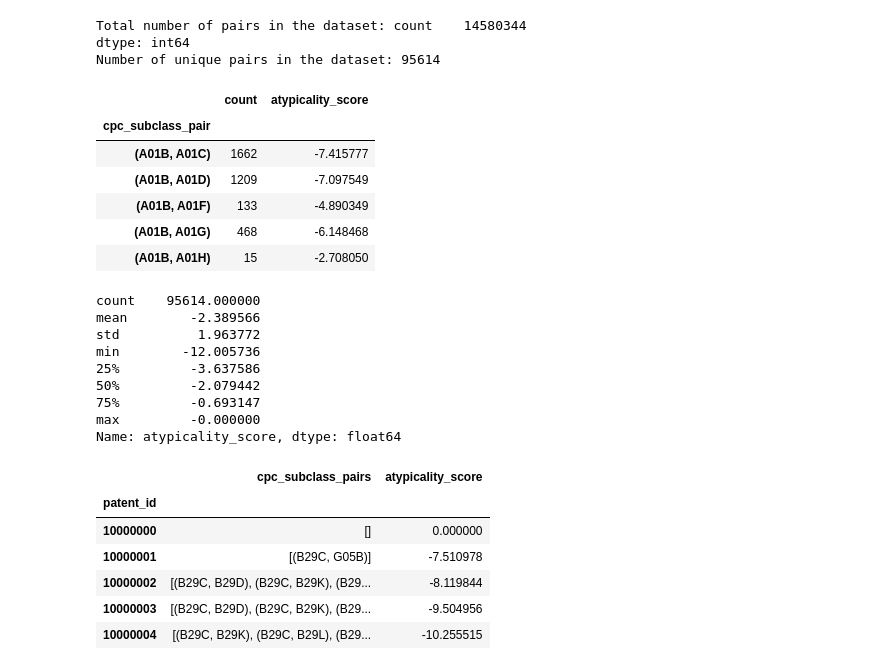
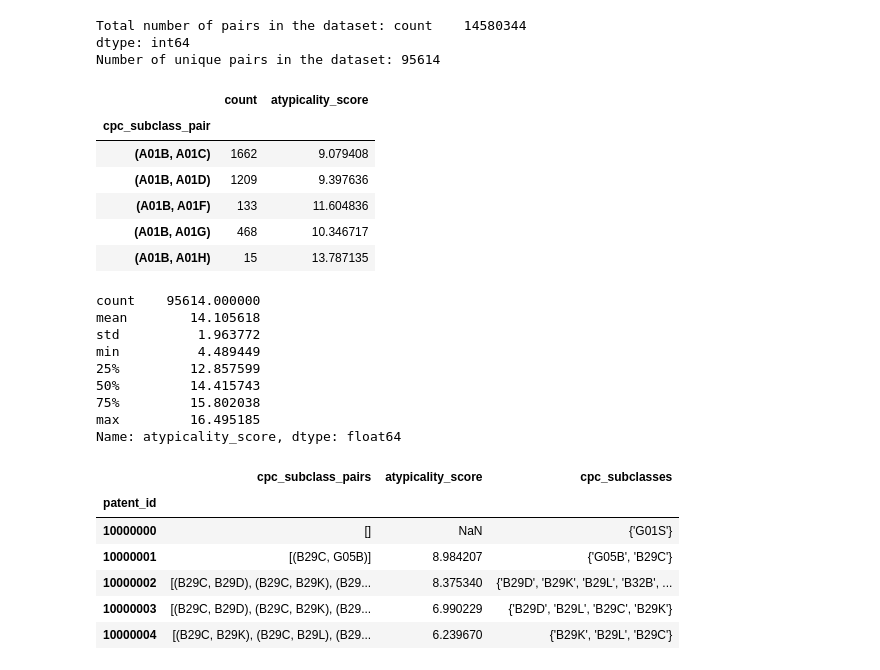
Before and after one commit to koacow/glob-s-RA, a Jupyter notebook: patents/calculate_measures.ipynb, the cells around one changed output. Saved outputs shown, nothing was run; the diff lists cells and outputs as text; code cells hidden in the pictures.

```diff
--- a/patents/calculate_measures.ipynb
+++ b/patents/calculate_measures.ipynb
@@ -53,7 +53,7 @@ citations.head()
 | 4 | 10000001 | 2 | 9090016 | 2015-07-01 | Takeuchi | B2 | ... |
 # %%
 fwd_citations = fwd_citations[["patent_id", "forward_citations"]]
-cpc = cpc[["patent_id", "cpc_sequence", "cpc_subclass"]]
+cpc = cpc[["patent_id", "cpc_sequence", "cpc_subclass", "cpc_group"]]
 citations = citations[["patent_id", "citation_sequence", "citation_patent_id"]]
 # %%
 num_patents = fwd_citations["patent_id"].nunique()
@@ -102,8 +94,8 @@ Name: cpc_subclass, dtype: object
 # %%
 import ast
-# Step 2: Generate all unique pairs of cpc_subclasses for each patent
+# 2. Generate all unique pairs of cpc_subclasses for each patent
 def generate_pairs(cpc_subclass: set) -> list:
-    if isinstance(cpc_subclass, float):
+    if np.isnan(cpc_subclass):
         return []
     if not isinstance(cpc_subclass, set):
         cpc_subclass = set(cpc_subclass)
@@ -117,8 +109,9 @@ if not os.path.exists("./data/cpc_subclass_pairs.csv"):
     patent_cpc_subclass_pairs = patent_cpc_subclass_pairs.rename("cpc_subclass_pairs")
     patent_cpc_subclass_pairs.to_csv("./data/cpc_subclass_pairs.csv")
 else:
-    patent_cpc_subclass_pairs = pd.read_csv("./data/cpc_subclass_pairs.csv", index_col=0)
-    patent_cpc_subclass_pairs["cpc_subclass_pairs"] = patent_cpc_subclass_pairs["cpc_subclass_pairs"].apply(ast.literal_eval, meta=('cpc_subclass_pairs', 'object'))
+    patent_cpc_subclass_pairs = pd.read_csv("./data/cpc_subclass_pairs.csv", index_col=0, dtype={"patent_id": "string"})
+    patent_cpc_subclass_pairs["cpc_subclass_pairs"] = patent_cpc_subclass_pairs["cpc_subclass_pairs"].apply(ast.literal_eval)
+    patent_cpc_subclass_pairs = patent_cpc_subclass_pairs["cpc_subclass_pairs"]
 patent_cpc_subclass_pairs.head()
 # %% [output]
 patent_id
@@ -142,13 +136,15 @@ patent_cpc_subclass_pairs_long.head()
 | 3 | 10000002 | (B29C, B29K) |
 | 4 | 10000002 | (B29C, B29L) |
 # %%
-# Step 4: Count occurrences of each unique pair
+# 4. Count occurrences of each unique pair
 if not os.path.exists("./data/cpc_subclass_pair_counts.csv"):
     pair_counts = patent_cpc_subclass_pairs_long.groupby("cpc_subclass_pair").size()
     pair_counts = pair_counts.to_frame(name="count")
     pair_counts.to_csv("./data/cpc_subclass_pair_counts.csv")
 else:
-    pair_counts = pd.read_csv("./data/cpc_subclass_pair_counts.csv", index_col=0)
+    pair_counts = pd.read_csv("./data/cpc_subclass_pair_counts.csv")
+    pair_counts["cpc_subclass_pair"] = pair_counts["cpc_subclass_pair"].apply(ast.literal_eval)
+    pair_counts = pair_counts.set_index("cpc_subclass_pair")
 
 pair_counts.head()
 # %% [output]
@@ -171,10 +167,10 @@ dtype: int64
 Number of unique pairs in the dataset: 95614
 # %%
 import numpy as np
-# Step 5: Assign each pair an atypicality score
+# 5. Assign each cpc subclass pair an atypicality score
 def atypicality_score(n):
     if n > 0:
-        return -np.log(n)
+        return -np.log(n/total_pairs)
     else:
         # This should not happen since the pairs are generated from existing data. If it does, raise an error.
         raise ValueError("Count must be greater than 0")
@@ -184,64 +180,64 @@ if not os.path.exists("./data/cpc_subclass_pair_counts_with_atypicality.csv"):
     pair_counts.to_csv("./data/cpc_subclass_pair_counts_with_atypicality.csv")
 else:
     pair_counts = pd.read_csv("./data/cpc_subclass_pair_counts_with_atypicality.csv")
+    pair_counts["cpc_subclass_pair"] = pair_counts["cpc_subclass_pair"].apply(ast.literal_eval)
+    pair_counts = pair_counts.set_index("cpc_subclass_pair")
 pair_counts.head()
 # %% [output]
 |  | count | atypicality_score |
 | cpc_subclass_pair |  |  |
-| (A01B, A01C) | 1662 | -7.415777 |
-| (A01B, A01D) | 1209 | -7.097549 |
-| (A01B, A01F) | 133 | -4.890349 |
-| (A01B, A01G) | 468 | -6.148468 |
-| (A01B, A01H) | 15 | -2.708050 |
+| (A01B, A01C) | 1662 | 9.079408 |
+| (A01B, A01D) | 1209 | 9.397636 |
+| (A01B, A01F) | 133 | 11.604836 |
+| (A01B, A01G) | 468 | 10.346717 |
+| (A01B, A01H) | 15 | 13.787135 |
 # %%
+# Atypicality score per cpc subclass pair summary statistics
 pair_counts["atypicality_score"].describe()
 # %% [output]
 count    95614.000000
-mean        -2.389566
+mean        14.105618
 std          1.963772
-min        -12.005736
-25%         -3.637586
-50%         -2.079442
-75%         -0.693147
-max         -0.000000
+min          4.489449
+25%         12.857599
+50%         14.415743
+75%         15.802038
+max         16.495185
 Name: atypicality_score, dtype: float64
 # %%
 pair_counts_dict = pair_counts.to_dict(orient="index")
 # %%
 # Step 6: Calculate the atypicality score for each patent
-def calculate_atypicality_score(cpc_group_pairs):
-    if isinstance(cpc_group_pairs, str):
-        cpc_group_pairs = ast.literal_eval(cpc_group_pairs)
-
-    if len(cpc_group_pairs) == 0:
-        return 0.0
-    # Get the counts for each pair
+def calculate_atypicality_score(cpc_subclass_pairs):
+    if len(cpc_subclass_pairs) == 0:
+        return np.nan
+    # Get the atypicality score for each cpc_subclass pair
     scores = [pair_counts_dict.get(tuple(pair), {}).get("atypicality_score", 0) for pair in cpc_group_pairs]
     if len(scores) == 0:
         raise RuntimeError("No matching pairs found for the given cpc_group_pairs.")
 
-    # Calculate the atypicality score for each pair
+    # Calculate the atypicality score for each patent = average atypicality score for all cpc subclass pairs it cites
     atypicality_score = np.mean(scores)
 
     return atypicality_score
 
-if not os.path.exists("./data/patent_with_atypicality.csv"):
+if not os.path.exists("./data/patents_with_atypicality.csv"):
     if not isinstance(patent_cpc_subclass_pairs, pd.DataFrame):
         patent_cpc_subclass_pairs = patent_cpc_subclass_pairs.to_frame()
     # Group by patent_id and calculate the atypicality score for each patent
     patent_cpc_subclass_pairs["atypicality_score"] = patent_cpc_subclass_pairs["cpc_subclass_pairs"].apply(calculate_atypicality_score)
-    patent_cpc_subclass_pairs.to_csv("./data/patent_with_atypicality.csv")
+    patent_cpc_subclass_pairs.to_csv("./data/patents_with_atypicality.csv")
 else:
-    patent_cpc_subclass_pairs = pd.read_csv("./data/patent_with_atypicality.csv", index_col=0)
+    patent_cpc_subclass_pairs = pd.read_csv("./data/patents_with_atypicality.csv", index_col=0)
     patent_cpc_subclass_pairs["cpc_subclass_pairs"] = patent_cpc_subclass_pairs["cpc_subclass_pairs"].apply(ast.literal_eval)
 
 
 patent_cpc_subclass_pairs.head()
 # %% [output]
-|  | cpc_subclass_pairs | atypicality_score |
-| patent_id |  |  |
-| 10000000 | [] | 0.000000 |
-| 10000001 | [(B29C, G05B)] | -7.510978 |
-| 10000002 | [(B29C, B29D), (B29C, B29K), (B29... | -8.119844 |
-| 10000003 | [(B29C, B29D), (B29C, B29K), (B29... | -9.504956 |
-| 10000004 | [(B29C, B29K), (B29C, B29L), (B29... | -10.255515 |
+|  | cpc_subclass_pairs | atypicality_score | cpc_subclasses |
+| patent_id |  |  |  |
+| 10000000 | [] | NaN | {'G01S'} |
+| 10000001 | [(B29C, G05B)] | 8.984207 | {'G05B', 'B29C'} |
+| 10000002 | [(B29C, B29D), (B29C, B29K), (B29... | 8.375340 | {'B29D', 'B29K', 'B29L', 'B32B', ... |
+| 10000003 | [(B29C, B29D), (B29C, B29K), (B29... | 6.990229 | {'B29D', 'B29L', 'B29C', 'B29K'} |
+| 10000004 | [(B29C, B29K), (B29C, B29L), (B29... | 6.239670 | {'B29K', 'B29L', 'B29C'} |
```
Also changed, not shown: parts of 20 cells of this notebook.
